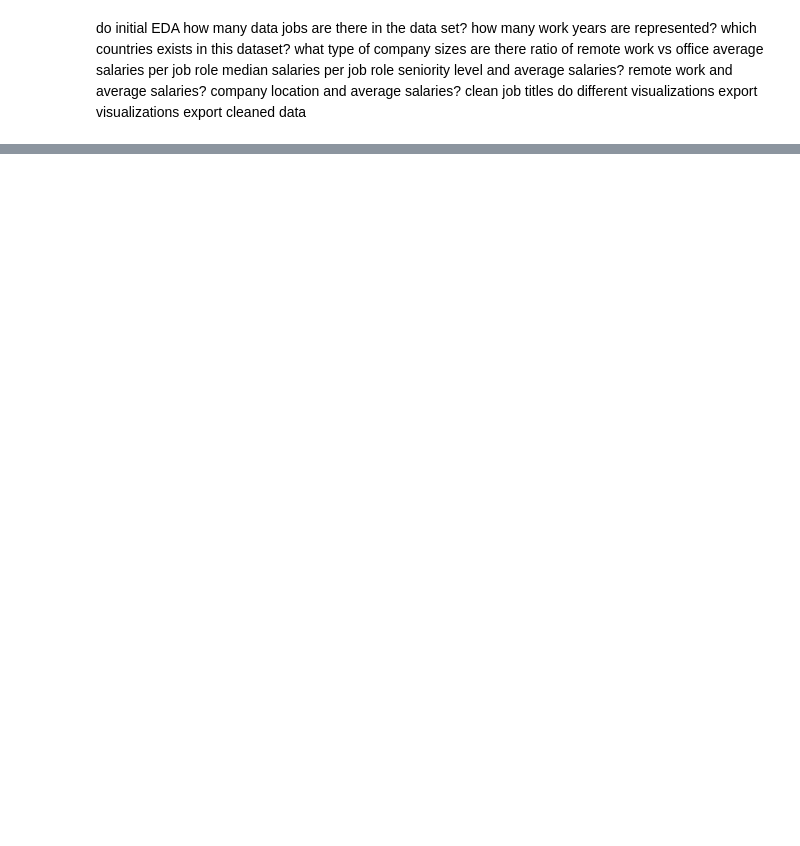
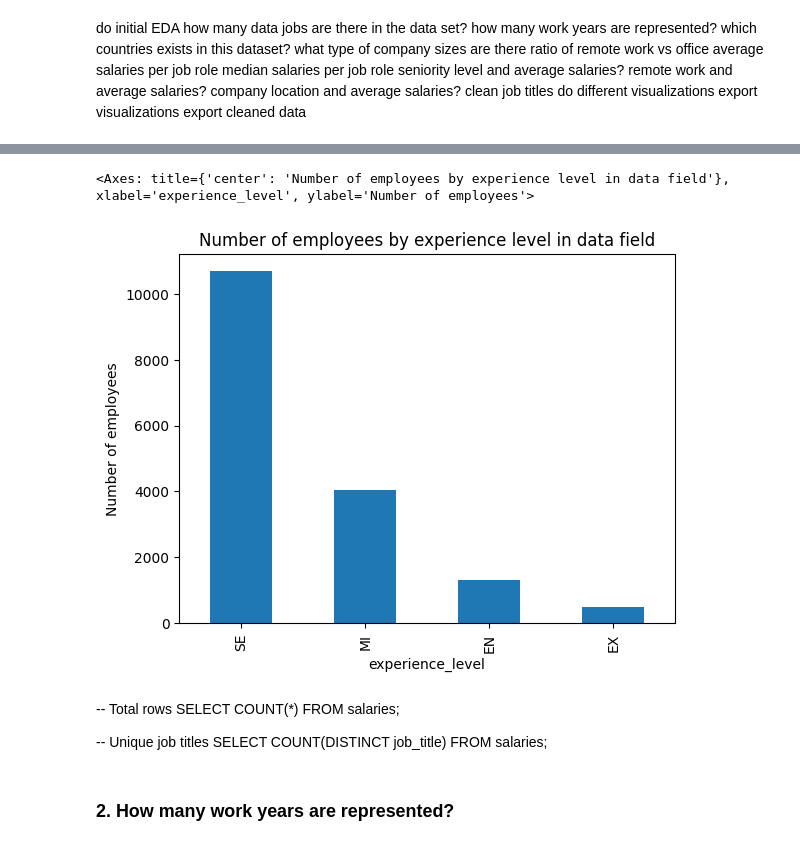
Before and after one commit to cactus-commits/data_visualisation, a Jupyter notebook: analysis.ipynb, the cells around one changed output, grey strips where cells are left out. Cells and saved outputs as stored; diff of their text form; code cells hidden in the pictures; blank space fills up the shorter version.

```diff
--- a/analysis.ipynb
+++ b/analysis.ipynb
@@ -30,0 +114,20 @@ len(df)
+# %%
+# .plot() wraps around matplotlib and returns as Axes Instance
+
+df["experience_level"].value_counts().plot(
+    kind = "bar",
+    ylabel="Number of employees",
+    title="Number of employees by experience level in data field"
+    )
+ax
+# %% [output]
+<Axes: title={'center': 'Number of employees by experience level in data field'}, xlabel='experience_level', ylabel='Number of employees'>
+[figure, added]
+# %% [markdown]
+-- Total rows
+SELECT COUNT(*) FROM salaries;
+
+-- Unique job titles
+SELECT COUNT(DISTINCT job_title) FROM salaries;
+# %% [markdown]
+### 2. How many work years are represented?
```
Also changed, not shown: parts of 23 cells of this notebook, 3 other files.
